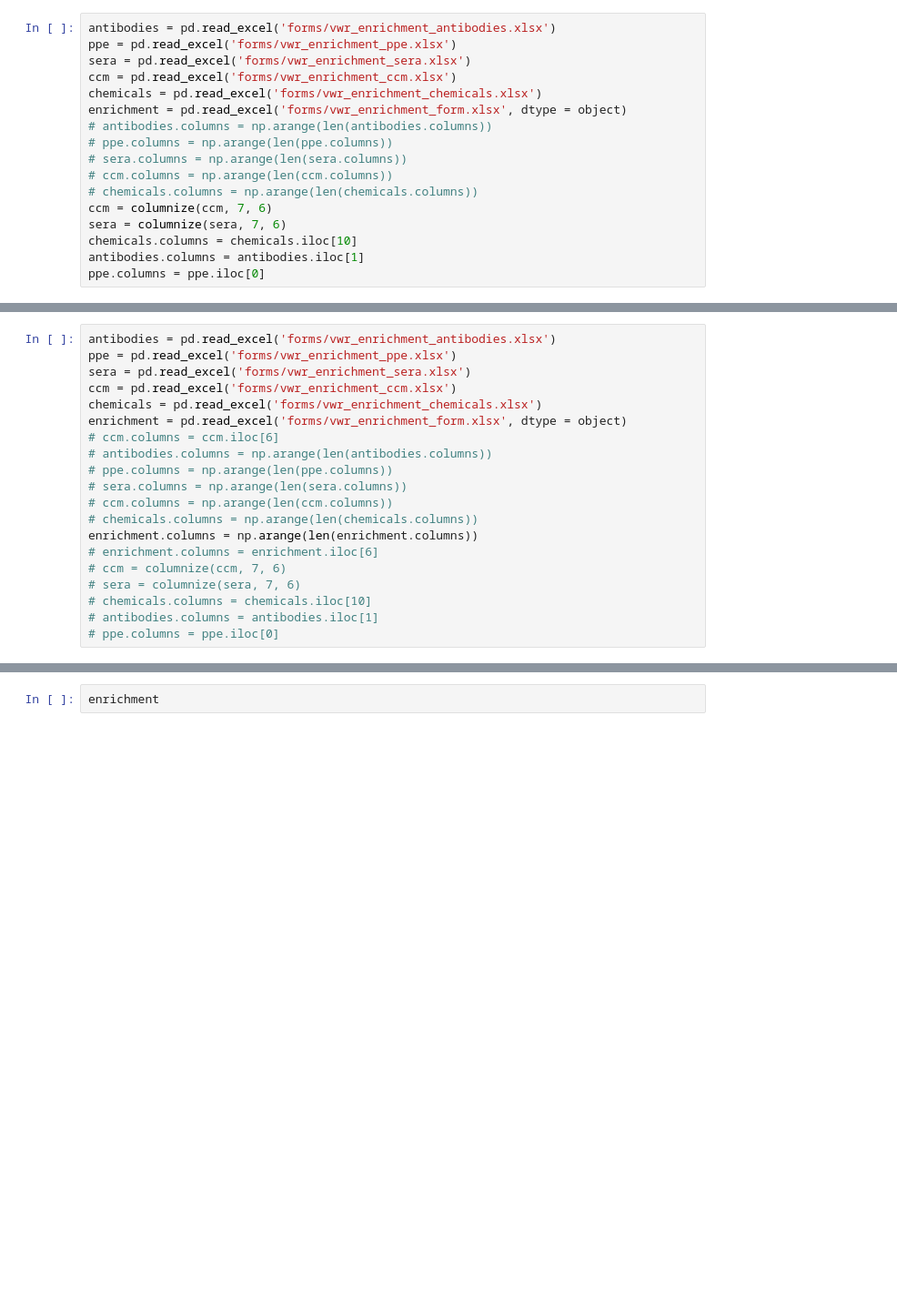
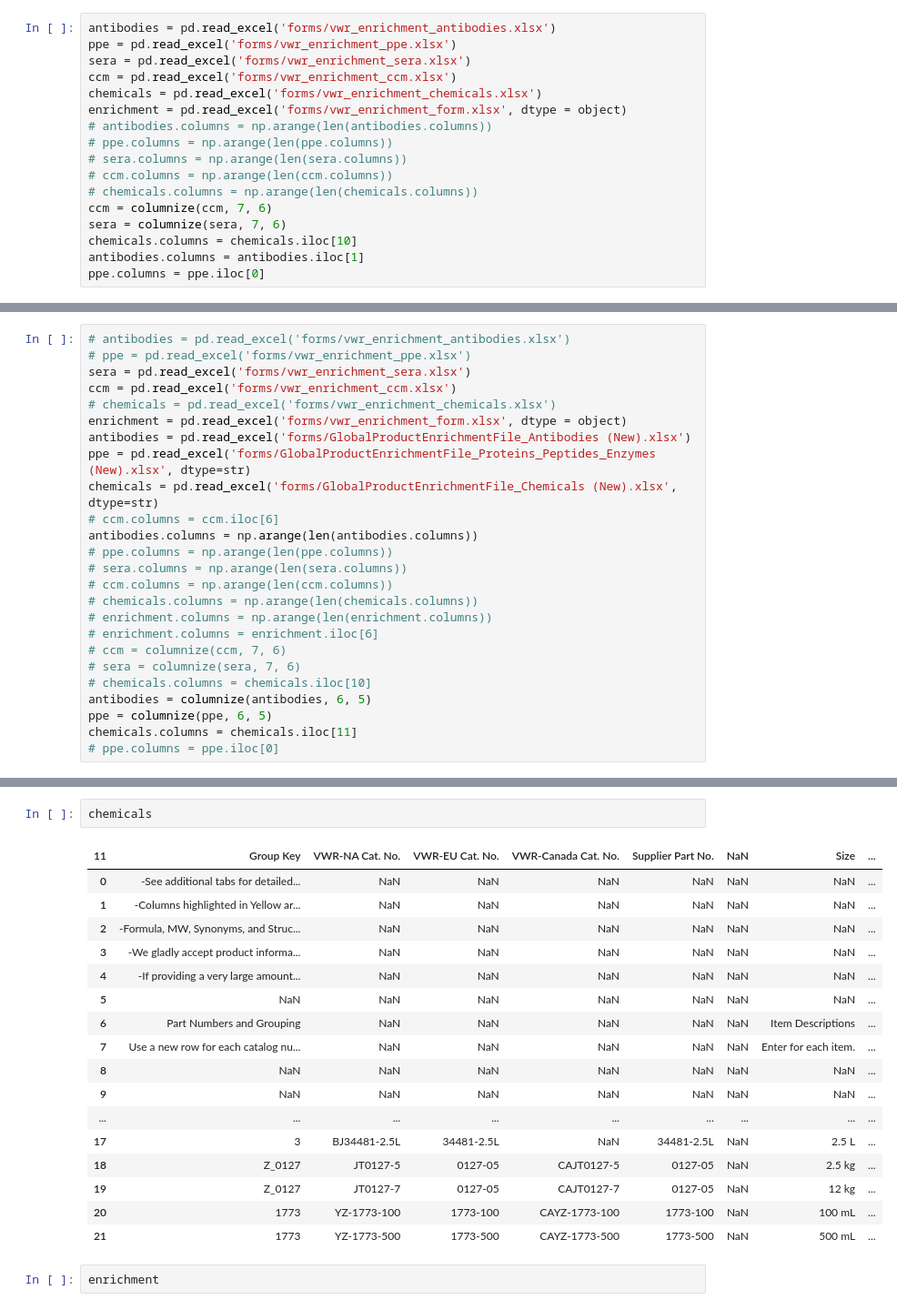
Before and after one commit to CarthagoDelendaEst58/Autofill, a Jupyter notebook: vwr_enrichment.ipynb, the cells around one changed output, grey strips where cells are left out. Shown: that part at 91% size. Cells and saved outputs as stored; diff of their text form; blank space fills up the shorter version.

```diff
--- a/vwr_enrichment.ipynb
+++ b/vwr_enrichment.ipynb
@@ -528,22 +571,27 @@ def fillVWR_Enrichment(filename, magento):
     new_enrichment.save('outputs/enrichment_outputs/vwr_enrichment_output.xlsx')
     # new_enrichment.save('../../outputs/enrichment_outputs/vwr_enrichment_output.xlsx')
 # %%
-antibodies = pd.read_excel('forms/vwr_enrichment_antibodies.xlsx')
-ppe = pd.read_excel('forms/vwr_enrichment_ppe.xlsx')
+# antibodies = pd.read_excel('forms/vwr_enrichment_antibodies.xlsx')
+# ppe = pd.read_excel('forms/vwr_enrichment_ppe.xlsx')
 sera = pd.read_excel('forms/vwr_enrichment_sera.xlsx')
 ccm = pd.read_excel('forms/vwr_enrichment_ccm.xlsx')
-chemicals = pd.read_excel('forms/vwr_enrichment_chemicals.xlsx')
+# chemicals = pd.read_excel('forms/vwr_enrichment_chemicals.xlsx')
 enrichment = pd.read_excel('forms/vwr_enrichment_form.xlsx', dtype = object)
+antibodies = pd.read_excel('forms/GlobalProductEnrichmentFile_Antibodies (New).xlsx')
+ppe = pd.read_excel('forms/GlobalProductEnrichmentFile_Proteins_Peptides_Enzymes (New).xlsx', dtype=str)
+chemicals = pd.read_excel('forms/GlobalProductEnrichmentFile_Chemicals (New).xlsx', dtype=str)
 # ccm.columns = ccm.iloc[6]
-# antibodies.columns = np.arange(len(antibodies.columns))
+antibodies.columns = np.arange(len(antibodies.columns))
 # ppe.columns = np.arange(len(ppe.columns))
 # sera.columns = np.arange(len(sera.columns))
 # ccm.columns = np.arange(len(ccm.columns))
 # chemicals.columns = np.arange(len(chemicals.columns))
-enrichment.columns = np.arange(len(enrichment.columns))
+# enrichment.columns = np.arange(len(enrichment.columns))
 # enrichment.columns = enrichment.iloc[6]
 # ccm = columnize(ccm, 7, 6)
 # sera = columnize(sera, 7, 6)
 # chemicals.columns = chemicals.iloc[10]
-# antibodies.columns = antibodies.iloc[1]
+antibodies = columnize(antibodies, 6, 5)
+ppe = columnize(ppe, 6, 5)
+chemicals.columns = chemicals.iloc[11]
 # ppe.columns = ppe.iloc[0]
@@ -556,3 +598,23 @@ enrichment.iloc[[5, 6]]
+# %%
+chemicals
+# %% [output]
+| 11 | Group Key | VWR-NA Cat. No. | VWR-EU Cat. No. | VWR-Canada Cat. No. | Supplier Part No. | NaN | Size | ... |
+| 0 | -See additional tabs for detailed... | NaN | NaN | NaN | NaN | NaN | NaN | ... |
+| 1 | -Columns highlighted in Yellow ar... | NaN | NaN | NaN | NaN | NaN | NaN | ... |
+| 2 | -Formula, MW, Synonyms, and Struc... | NaN | NaN | NaN | NaN | NaN | NaN | ... |
+| 3 | -We gladly accept product informa... | NaN | NaN | NaN | NaN | NaN | NaN | ... |
+| 4 | -If providing a very large amount... | NaN | NaN | NaN | NaN | NaN | NaN | ... |
+| 5 | NaN | NaN | NaN | NaN | NaN | NaN | NaN | ... |
+| 6 | Part Numbers and Grouping | NaN | NaN | NaN | NaN | NaN | Item Descriptions | ... |
+| 7 | Use a new row for each catalog nu... | NaN | NaN | NaN | NaN | NaN | Enter for each item. | ... |
+| 8 | NaN | NaN | NaN | NaN | NaN | NaN | NaN | ... |
+| 9 | NaN | NaN | NaN | NaN | NaN | NaN | NaN | ... |
+| ... | ... | ... | ... | ... | ... | ... | ... | ... |
+| 17 | 3 | BJ34481-2.5L | 34481-2.5L | NaN | 34481-2.5L | NaN | 2.5 L | ... |
+| 18 | Z_0127 | JT0127-5 | 0127-05 | CAJT0127-5 | 0127-05 | NaN | 2.5 kg | ... |
+| 19 | Z_0127 | JT0127-7 | 0127-05 | CAJT0127-7 | 0127-05 | NaN | 12 kg | ... |
+| 20 | 1773 | YZ-1773-100 | 1773-100 | CAYZ-1773-100 | 1773-100 | NaN | 100 mL | ... |
+| 21 | 1773 | YZ-1773-500 | 1773-500 | CAYZ-1773-500 | 1773-500 | NaN | 500 mL | ... |
 # %%
 enrichment
 # %% [output]
```
Also changed, not shown: parts of 5 cells of this notebook, 13 other files.
